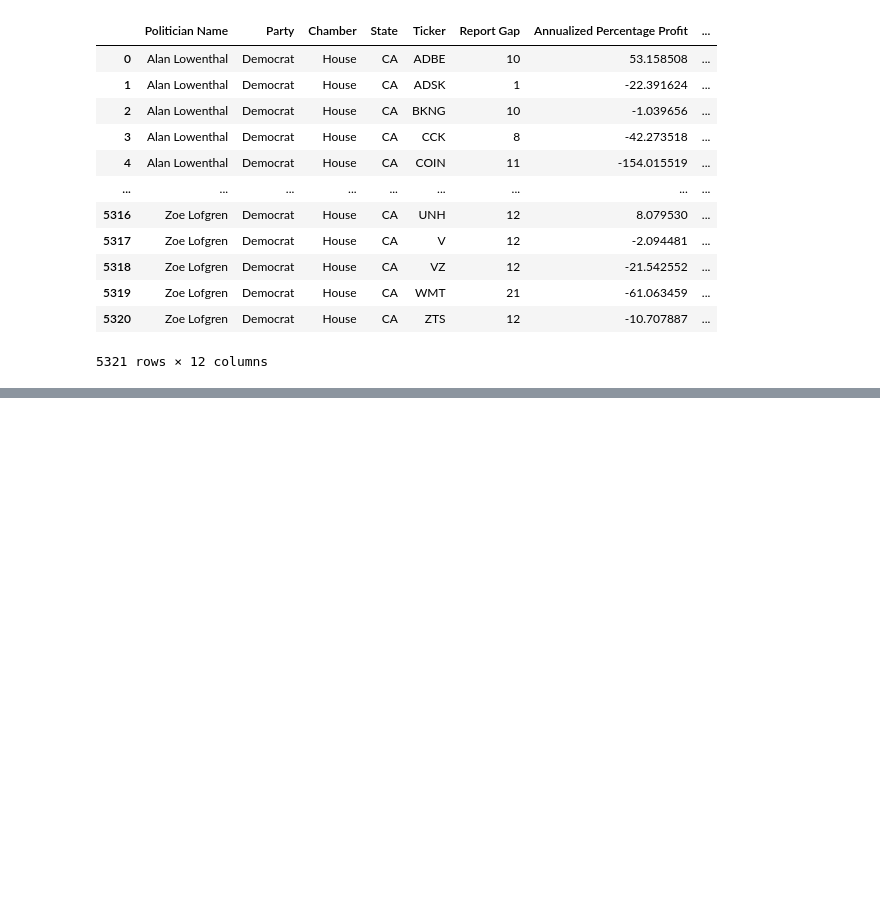
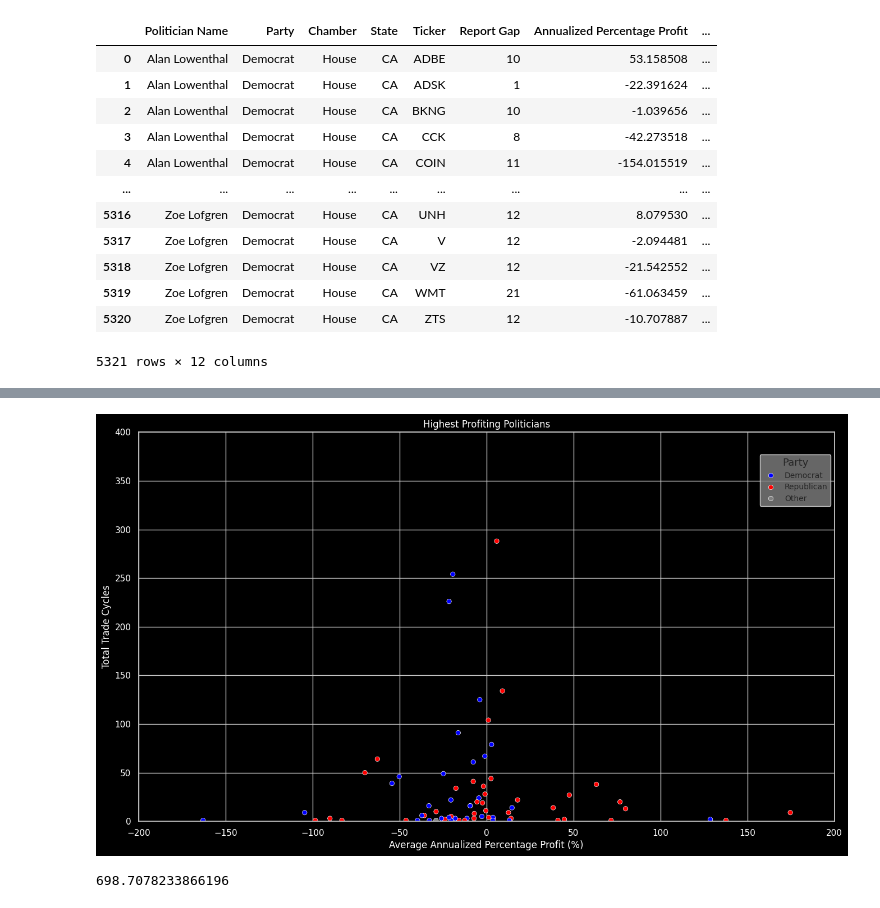
Before and after one commit to maxdokukin/Politician-Trades, a Jupyter notebook: Analysis/Trades Analysis.ipynb, the cells around one changed output, grey strips where cells are left out. Saved outputs shown, nothing was run; the diff lists cells and outputs as text; code cells hidden in the pictures; blank space fills up the shorter version.

```diff
--- a/Analysis/Trades Analysis.ipynb
+++ b/Analysis/Trades Analysis.ipynb
@@ -19,0 +106,28 @@ df
+# %%
+avg_apy_counts = avg_apy.merge(df.groupby('Politician Name').size().reset_index(name='Total Trade Cycles').drop_duplicates(), on='Politician Name')
+
+plt.figure(figsize=(16, 9), facecolor='black')
+sns.set(style="whitegrid", rc={"axes.facecolor": "black"})
+ax = sns.scatterplot(data=avg_apy_counts,
+            y='Total Trade Cycles',
+            x='Average Annualized Percentage Profit',
+            hue='Party',
+            palette=['blue', 'red', 'gray'])
+
+plt.xlim(-200, 200)
+plt.ylim(0, 400)
+ax.set_facecolor('black')
+plt.xticks(color='white')
+plt.yticks(color='white')
+plt.xlabel('Average Annualized Percentage Profit (%)', color='white')
+plt.ylabel('Total Trade Cycles', color='white')
+plt.title('Highest Profiting Politicians', color='white')
+plt.legend(title='Party', title_fontsize='13', loc='lower left', bbox_to_anchor=(0.887, 0.8), frameon=True, facecolor='grey', edgecolor='white', fontsize='10')
+
+plt.show()
+# %% [output]
+[figure, added]
+# %%
+avg_apy_counts['Average Annualized Percentage Profit'].max()
+# %% [output]
+698.7078233866196
```
Also changed, not shown: parts of 6 cells of this notebook, 1 other file.
